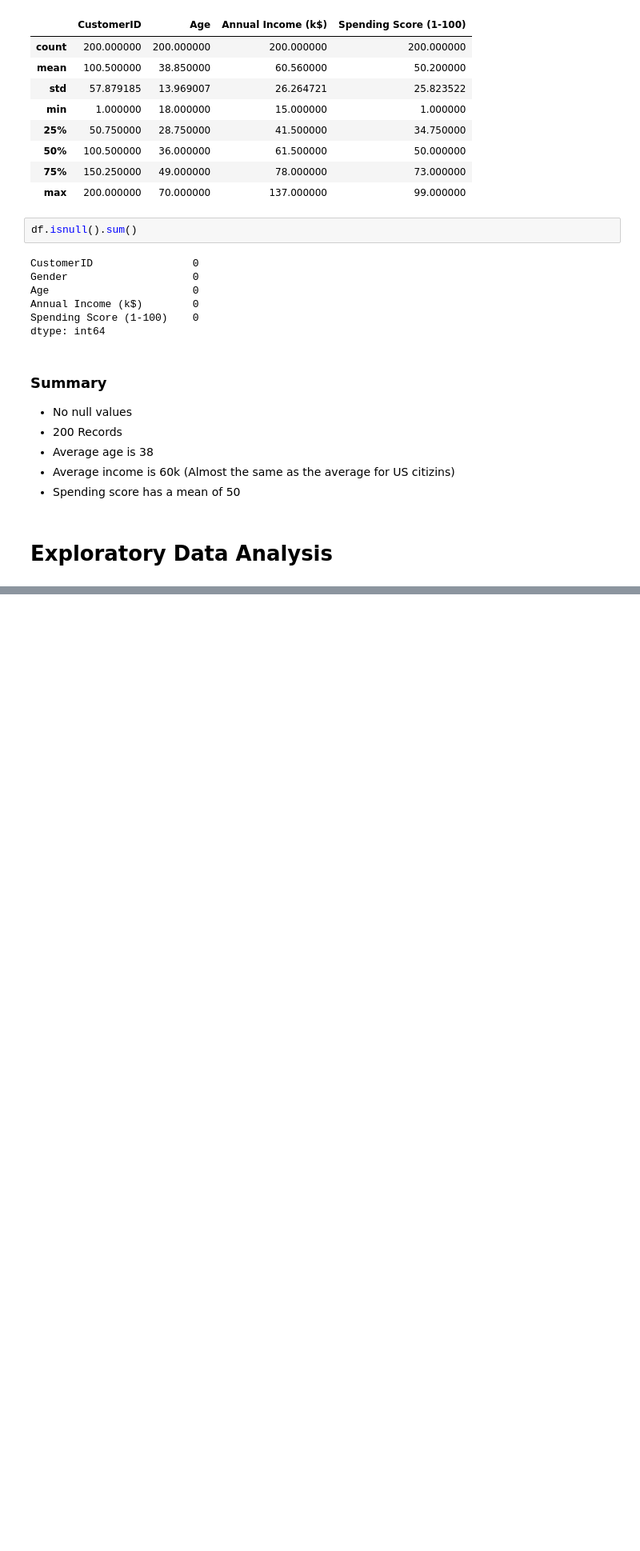
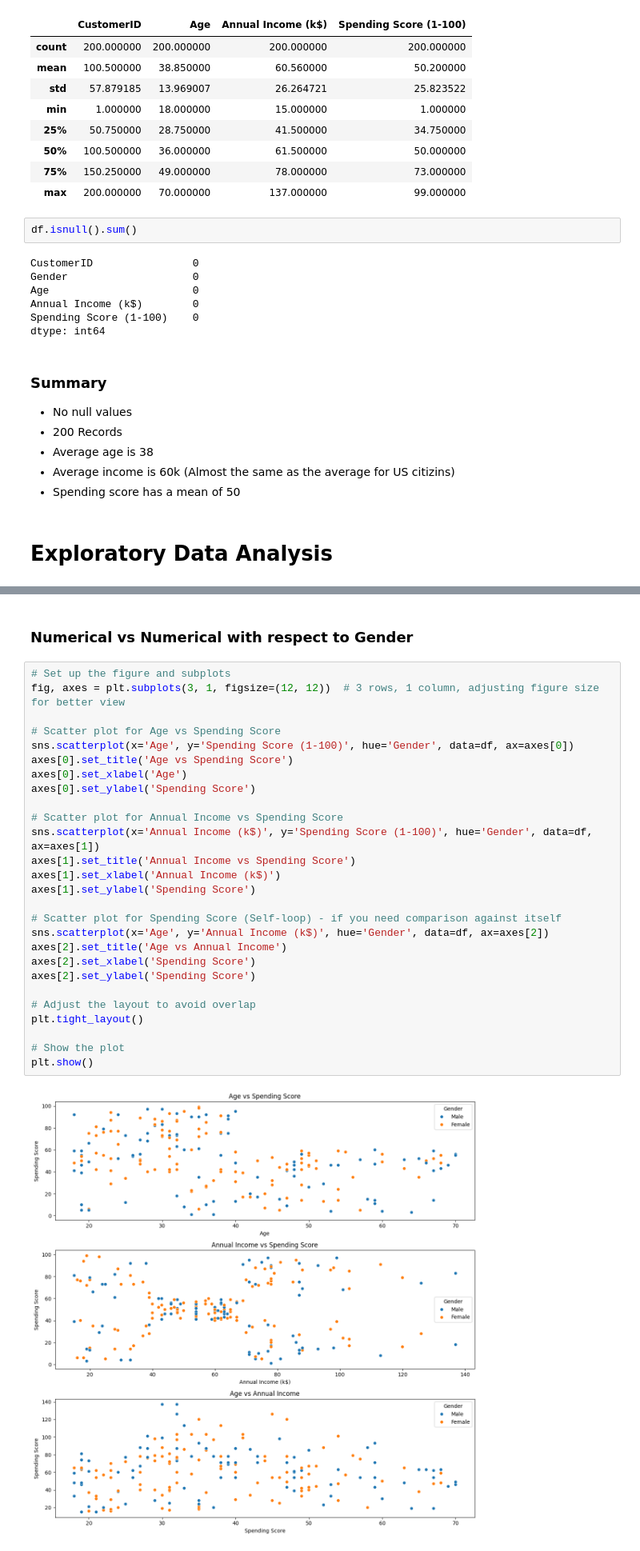
Before and after one commit to Zayed-2211/mall-customer-analysis, a Jupyter notebook: notebook.ipynb, the cells around one changed output, grey strips where cells are left out. Shown: that part at 80% size. Drawn from its saved outputs; the diff is of its cells as text; blank space fills up the shorter version.

```diff
--- a/notebook.ipynb
+++ b/notebook.ipynb
@@ -161,0 +255,31 @@ plt.show()
+# %% [markdown]
+### Numerical vs Numerical with respect to Gender
+# %%
+# Set up the figure and subplots
+fig, axes = plt.subplots(3, 1, figsize=(12, 12))  # 3 rows, 1 column, adjusting figure size for better view
+
+# Scatter plot for Age vs Spending Score
+sns.scatterplot(x='Age', y='Spending Score (1-100)', hue='Gender', data=df, ax=axes[0])
+axes[0].set_title('Age vs Spending Score')
+axes[0].set_xlabel('Age')
+axes[0].set_ylabel('Spending Score')
+
+# Scatter plot for Annual Income vs Spending Score
+sns.scatterplot(x='Annual Income (k$)', y='Spending Score (1-100)', hue='Gender', data=df, ax=axes[1])
+axes[1].set_title('Annual Income vs Spending Score')
+axes[1].set_xlabel('Annual Income (k$)')
+axes[1].set_ylabel('Spending Score')
+
+# Scatter plot for Spending Score (Self-loop) - if you need comparison against itself
+sns.scatterplot(x='Age', y='Annual Income (k$)', hue='Gender', data=df, ax=axes[2])
+axes[2].set_title('Age vs Annual Income')
+axes[2].set_xlabel('Spending Score')
+axes[2].set_ylabel('Spending Score')
+
+# Adjust the layout to avoid overlap
+plt.tight_layout()
+
+# Show the plot
+plt.show()
+# %% [output]
+[figure, added]
```
Also changed, not shown: parts of 11 cells of this notebook.
